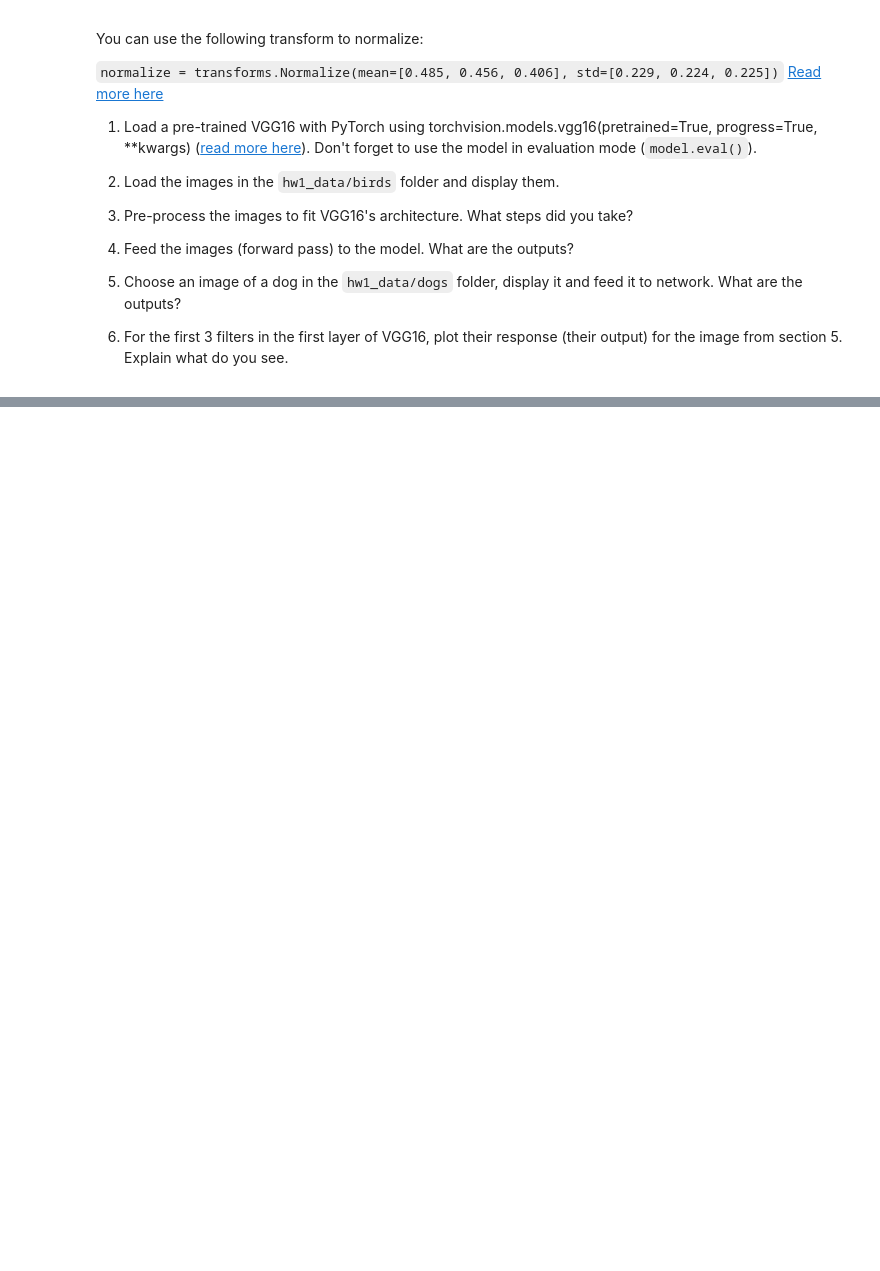
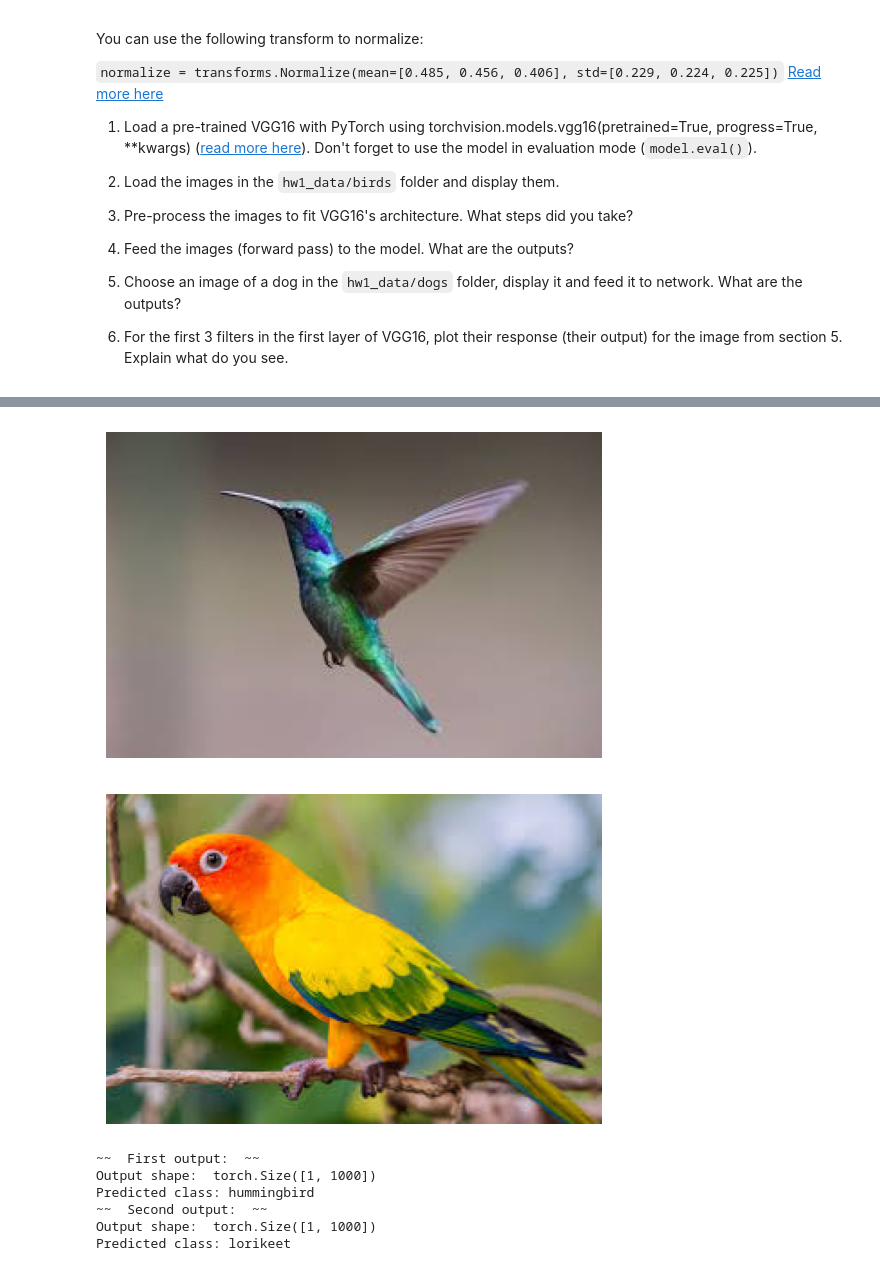
Before and after one commit to AmitShirazi1/ML2_hw1, a Jupyter notebook: HW1.ipynb, the cells around one changed output, grey strips where cells are left out. Saved outputs shown, nothing was run; the diff lists cells and outputs as text; code cells hidden in the pictures; blank space fills up the shorter version.

```diff
--- a/HW1.ipynb
+++ b/HW1.ipynb
@@ -939,0 +940,65 @@ You can use the following transform to normalize:
+# %%
+bird_images_dir = './hw1_data/birds/'
+bird_images = [img for img in os.listdir(bird_images_dir)]
+
+def display_bird_image(image):
+    # Display the bird image
+    img_path = os.path.join(bird_images_dir, image)
+    img = Image.open(img_path)
+    plt.imshow(img)
+    plt.axis('off')
+    plt.show()
+
+for image in bird_images:
+    display_bird_image(image)
+
+# Define the transformation
+preprocess = transforms.Compose([
+    transforms.Resize(256),  # Resize to 256x256 to maintain aspect ratio
+    transforms.CenterCrop(224),  # Crop to 224x224
+    transforms.ToTensor(),  # Convert the image to a PyTorch tensor
+    transforms.Normalize(mean=[0.485, 0.456, 0.406], std=[0.229, 0.224, 0.225])  # Normalize
+])
+
+bird_outputs = list()
+for img_name in bird_images:
+    img_path = os.path.join(bird_images_dir, img_name)
+    image = Image.open(img_path)
+
+    # Apply the pre-processing transformation
+    input_tensor = preprocess(image)
+    input_batch = input_tensor.unsqueeze(0)  # Add batch dimension
+
+    # Feed the image to the model
+    with torch.no_grad():
+        output = model(input_batch)
+
+    bird_outputs.append(output)
+
+def print_output(title, output):
+    print("~~ ", title, " ~~")
+    print("Output shape: ", output.shape)  # Tensor of shape (1, 1000), containing scores for each of the 1000 ImageNet classes
+
+    # Load the ImageNet class index JSON file
+    with open('./hw1_data/imagenet_class_index.json', 'r') as f:
+        class_idx = json.load(f)
+
+    # Get the predicted class index from the output tensor
+    _, predicted_idx = torch.max(output, 1)
+    predicted_idx = predicted_idx.item()
+
+    # Find the class label for the predicted index
+    class_label = class_idx[str(predicted_idx)][1]
+    print(f"Predicted class: {class_label}")
+
+print_output("First output:", bird_outputs[0])
+print_output("Second output:", bird_outputs[1])
+# %% [output]
+[figure, added]
+[figure, added]
+~~  First output:  ~~
+Output shape:  torch.Size([1, 1000])
+Predicted class: hummingbird
+~~  Second output:  ~~
+Output shape:  torch.Size([1, 1000])
+Predicted class: lorikeet
```
Also changed, not shown: parts of 17 cells of this notebook, 4 other files.
